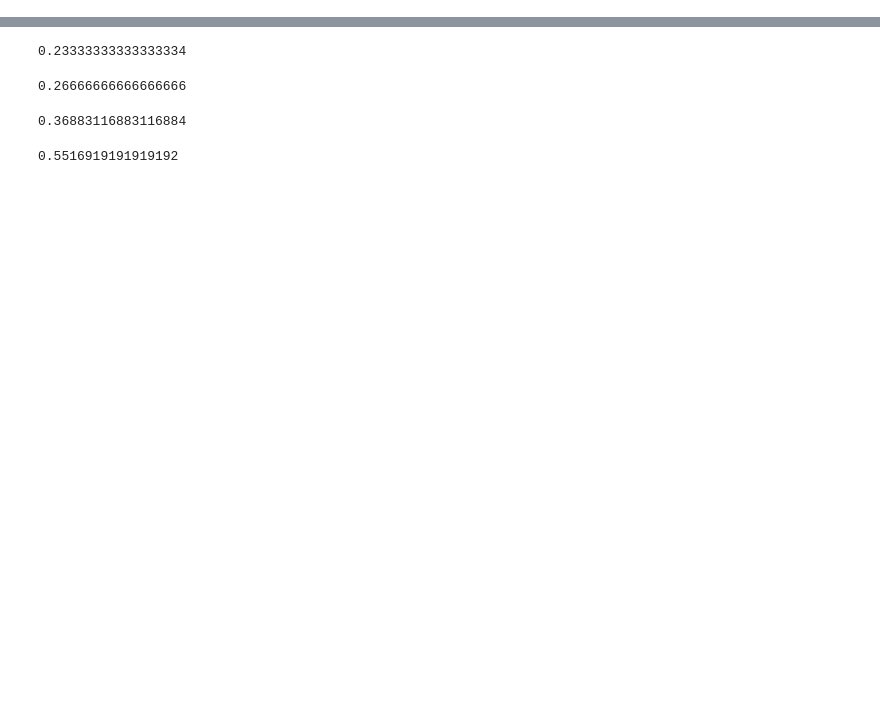
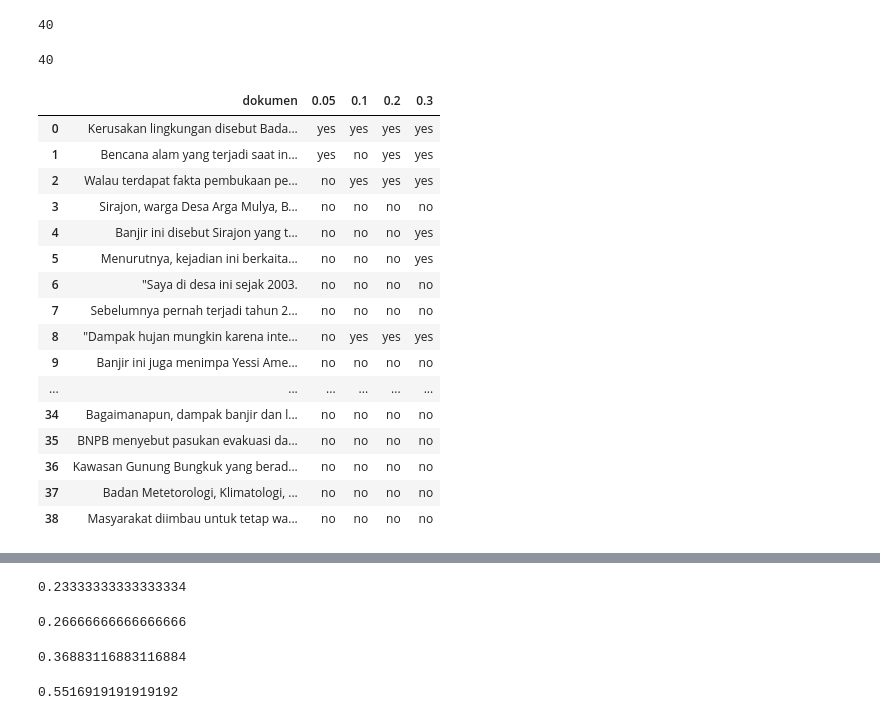
Before and after one commit to dahliahadfury/automaticsummarize, a Jupyter notebook: peringkasan BM25/evaluasi.ipynb, the cells around one changed output, grey strips where cells are left out. Drawn from its saved outputs; the diff is of its cells as text; code cells hidden in the pictures; blank space fills up the shorter version.

```diff
--- a/peringkasan BM25/evaluasi.ipynb
+++ b/peringkasan BM25/evaluasi.ipynb
@@ -23,6 +23,14 @@ hasil_pakar_dok7= pd.read_csv("hasil pakar/csv/dokumen 7.csv")
 hasil_pakar_dok8= pd.read_csv("hasil pakar/csv/dokumen 8.csv")
 hasil_pakar_dok9= pd.read_csv("hasil pakar/csv/dokumen 9.csv")
 hasil_pakar_dok10= pd.read_csv("hasil pakar/csv/dokumen 10.csv")
+# %%
+len(hasil_pakar_dok9)
+# %% [output]
+40
+# %%
+len(hasil_sistem_dok9)
+# %% [output]
+40
 # %%
 hasil_sistem = [hasil_sistem_dok1,
 hasil_sistem_dok2,
@@ -34,6 +42,26 @@ hasil_sistem_dok7,
 hasil_sistem_dok8,
 hasil_sistem_dok9,
 hasil_sistem_dok10]
+# %%
+hasil_pakar_dok1
+# %% [output]
+|  | dokumen | 0.05 | 0.1 | 0.2 | 0.3 |
+| 0 | Kerusakan lingkungan disebut Bada... | yes | yes | yes | yes |
+| 1 | Bencana alam yang terjadi saat in... | yes | no | yes | yes |
+| 2 | Walau terdapat fakta pembukaan pe... | no | yes | yes | yes |
+| 3 | Sirajon, warga Desa Arga Mulya, B... | no | no | no | no |
+| 4 | Banjir ini disebut Sirajon yang t... | no | no | no | yes |
+| 5 | Menurutnya, kejadian ini berkaita... | no | no | no | yes |
+| 6 | "Saya di desa ini sejak 2003. | no | no | no | no |
+| 7 | Sebelumnya pernah terjadi tahun 2... | no | no | no | no |
+| 8 | "Dampak hujan mungkin karena inte... | no | yes | yes | yes |
+| 9 | Banjir ini juga menimpa Yessi Ame... | no | no | no | no |
+| ... | ... | ... | ... | ... | ... |
+| 34 | Bagaimanapun, dampak banjir dan l... | no | no | no | no |
+| 35 | BNPB menyebut pasukan evakuasi da... | no | no | no | no |
+| 36 | Kawasan Gunung Bungkuk yang berad... | no | no | no | no |
+| 37 | Badan Metetorologi, Klimatologi, ... | no | no | no | no |
+| 38 | Masyarakat diimbau untuk tetap wa... | no | no | no | no |
 # %%
 hasil_pakar = [hasil_pakar_dok1,
 hasil_pakar_dok2,
```
Also changed, not shown: parts of 14 cells of this notebook, 12 other files.
